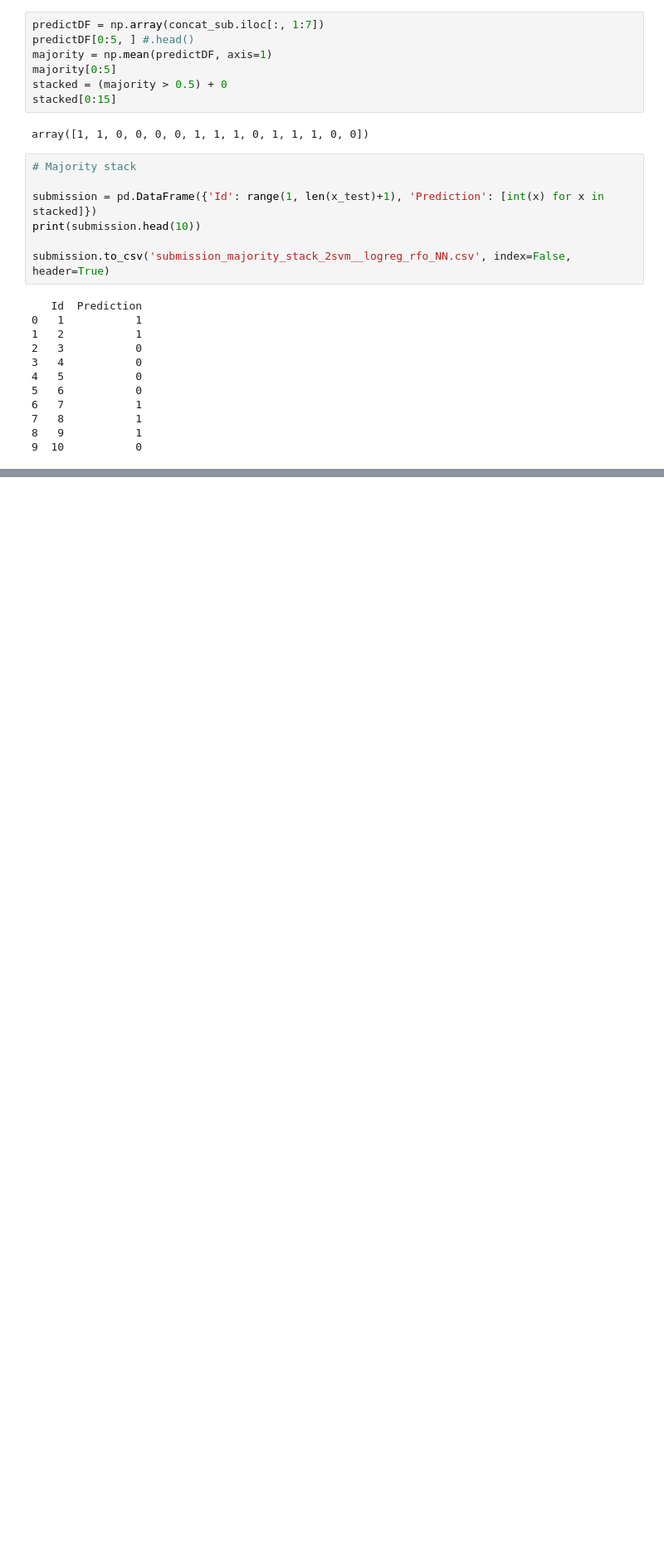
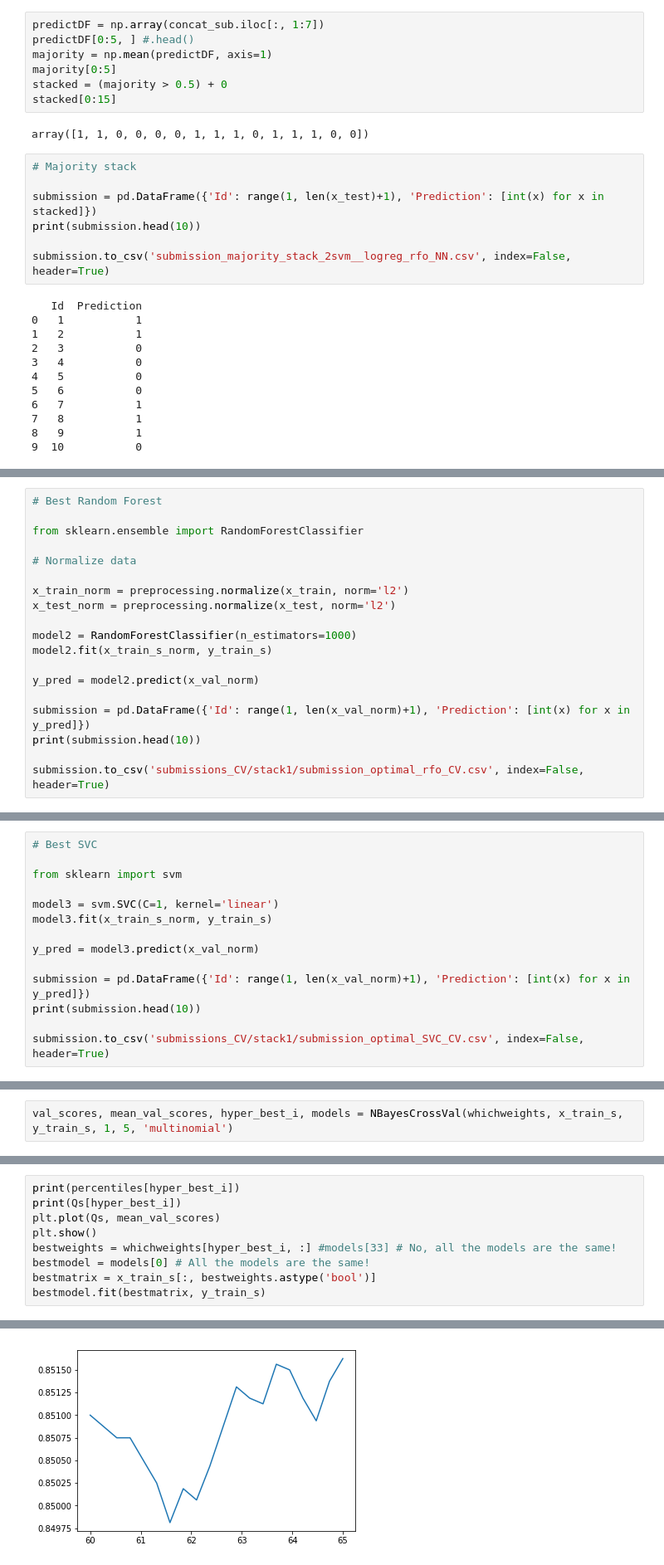
Before and after one commit to bhoscheit/CS-155-Miniproject-1, a Jupyter notebook: EDA.ipynb, the cells around one changed output, grey strips where cells are left out. Shown at 83% size. Cells and saved outputs as stored; diff of their text form; blank space fills up the shorter version.

Commit message:
Updated Stacking

```diff
--- a/EDA.ipynb
+++ b/EDA.ipynb
@@ -2849,0 +2887,19 @@ submission.to_csv('submission_majority_stack_2svm__logreg_rfo_NN.csv', index=Fal
+# %%
+# Best Random Forest
+
+from sklearn.ensemble import RandomForestClassifier
+
+# Normalize data
+
+x_train_norm = preprocessing.normalize(x_train, norm='l2')
+x_test_norm = preprocessing.normalize(x_test, norm='l2')
+
+model2 = RandomForestClassifier(n_estimators=1000)
+model2.fit(x_train_s_norm, y_train_s)
+
+y_pred = model2.predict(x_val_norm)
+
+submission = pd.DataFrame({'Id': range(1, len(x_val_norm)+1), 'Prediction': [int(x) for x in y_pred]})
+print(submission.head(10))
+
+submission.to_csv('submissions_CV/stack1/submission_optimal_rfo_CV.csv', index=False, header=True)
@@ -2849,0 +2918,14 @@ submission.to_csv('submission_majority_stack_2svm__logreg_rfo_NN.csv', index=Fal
+# %%
+# Best SVC
+
+from sklearn import svm
+
+model3 = svm.SVC(C=1, kernel='linear')
+model3.fit(x_train_s_norm, y_train_s)
+
+y_pred = model3.predict(x_val_norm)
+
+submission = pd.DataFrame({'Id': range(1, len(x_val_norm)+1), 'Prediction': [int(x) for x in y_pred]})
+print(submission.head(10))
+
+submission.to_csv('submissions_CV/stack1/submission_optimal_SVC_CV.csv', index=False, header=True)
@@ -2849,0 +3033,2 @@ submission.to_csv('submission_majority_stack_2svm__logreg_rfo_NN.csv', index=Fal
+# %%
+val_scores, mean_val_scores, hyper_best_i, models = NBayesCrossVal(whichweights, x_train_s, y_train_s, 1, 5, 'multinomial')
@@ -2849,0 +3037,10 @@ submission.to_csv('submission_majority_stack_2svm__logreg_rfo_NN.csv', index=Fal
+# %%
+print(percentiles[hyper_best_i])
+print(Qs[hyper_best_i])
+plt.plot(Qs, mean_val_scores)
+plt.show()
+bestweights = whichweights[hyper_best_i, :] #models[33] # No, all the models are the same!
+bestmodel = models[0] # All the models are the same!
+bestmatrix = x_train_s[:, bestweights.astype('bool')]
+bestmodel.fit(bestmatrix, y_train_s)
+# %% [output]
@@ -2849,0 +3049 @@ submission.to_csv('submission_majority_stack_2svm__logreg_rfo_NN.csv', index=Fal
+[figure, added]
```
Also changed, not shown: parts of 38 cells of this notebook.
